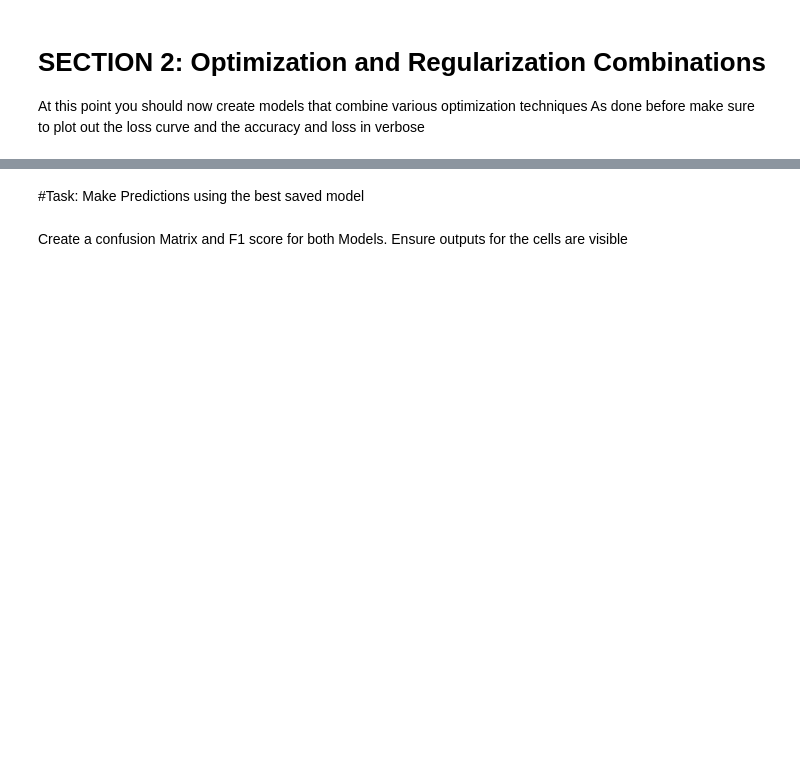
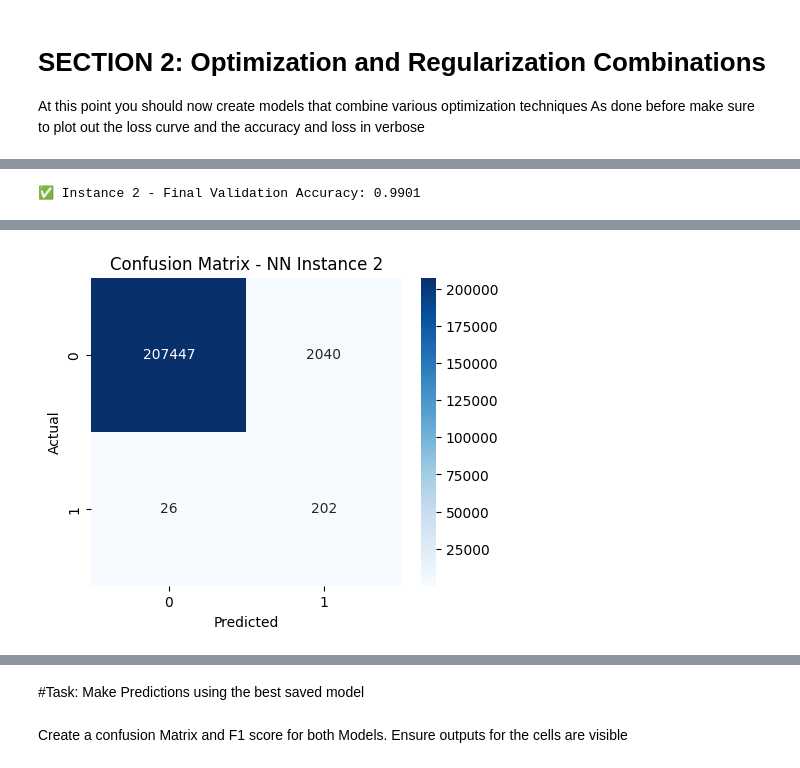
Before and after one commit to JohnOngeri/FraudDetection, a Jupyter notebook: Summative_Intro_to_ml_[John_Ongeri_Ouma_number]_assignment.ipynb, the cells around one changed output, grey strips where cells are left out. Saved outputs shown, nothing was run; the diff lists cells and outputs as text; code cells hidden in the pictures; blank space fills up the shorter version.

```diff
--- a/Summative_Intro_to_ml_[John_Ongeri_Ouma_number]_assignment.ipynb
+++ b/Summative_Intro_to_ml_[John_Ongeri_Ouma_number]_assignment.ipynb
@@ -466,0 +527,27 @@ loss_curve_plot(model_4):
+# %%
+# Evaluate accuracy
+val_loss_2, val_acc_2 = model_2.evaluate(X_val_scaled, y_val, verbose=0)
+print(f"\n✅ Instance 2 - Final Validation Accuracy: {val_acc_2:.4f}")
+# Save model
+model_2.save('saved_models/nn_instance2_optimized.keras')
+# %% [output]
+✅ Instance 2 - Final Validation Accuracy: 0.9901
+# %%
+import numpy as np
+from sklearn.metrics import confusion_matrix, classification_report, accuracy_score, f1_score, precision_score, recall_score
+
+# Predict (convert probabilities to 0/1)
+y_pred_2 = (model_2.predict(X_val_scaled) > 0.5).astype('int32')
+# Confusion Matrix
+cm_2 = confusion_matrix(y_val, y_pred_2)
+
+import seaborn as sns
+import matplotlib.pyplot as plt
+
+plt.figure(figsize=(5, 4))
+sns.heatmap(cm_2, annot=True, fmt='d', cmap='Blues')
+plt.title('Confusion Matrix - NN Instance 2')
+plt.xlabel('Predicted')
+plt.ylabel('Actual')
+plt.show()
+# %% [output]
@@ -466,0 +555 @@ loss_curve_plot(model_4):
+[figure, added]
```
Also changed, not shown: parts of 18 cells of this notebook.
